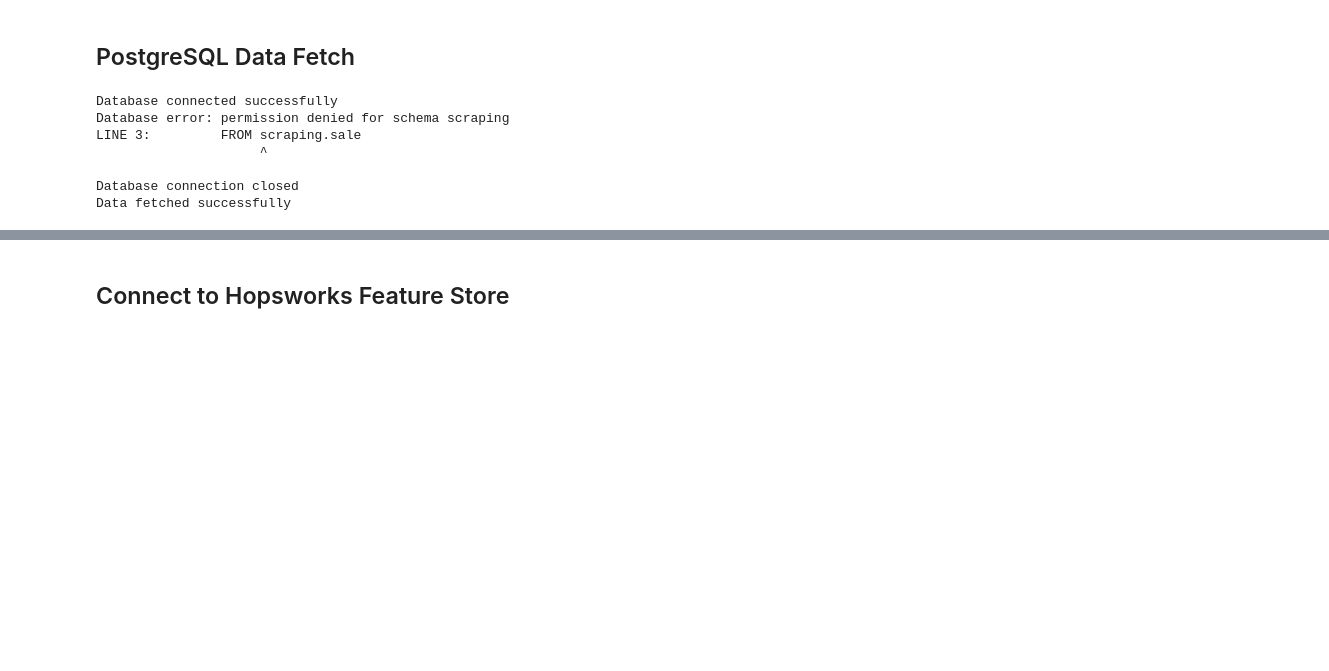
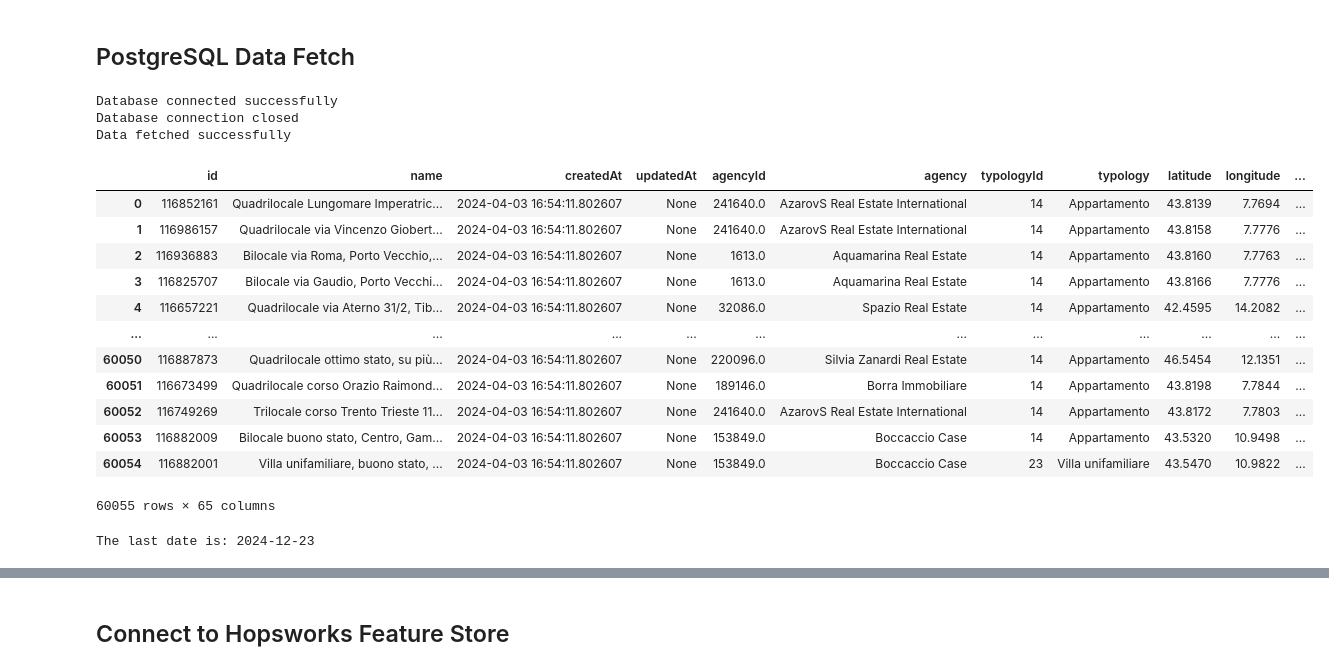
Before and after one commit to jackma-00/house-price-prediction, a Jupyter notebook: src/notebooks/2_house_price_weekly_feature_pipeline.ipynb, the cells around one changed output, grey strips where cells are left out. Drawn from its saved outputs; the diff is of its cells as text; code cells hidden in the pictures; blank space fills up the shorter version.

```diff
--- a/src/notebooks/2_house_price_weekly_feature_pipeline.ipynb
+++ b/src/notebooks/2_house_price_weekly_feature_pipeline.ipynb
@@ -81,8 +81,9 @@ warnings.filterwarnings("ignore")
 # %%
 import os
 import psycopg2
+import pandas as pd
 from psycopg2.extras import RealDictCursor
-import datetime
+from datetime import datetime, timedelta
 
 def fetch_sales_data(query_date):
     """
@@ -96,8 +97,8 @@ def fetch_sales_data(query_date):
     """
     # Load database credentials from environment variables
     DB_NAME = os.getenv("DB_NAME", "integration")
-    DB_USER = os.getenv("DB_USER", "")  # Add username
-    DB_PASS = os.getenv("DB_PASS", "")  # Add password
+    DB_USER = os.getenv("DB_USER", "jacopo")  # Add username
+    DB_PASS = os.getenv("DB_PASS", "P@ssw0rd!XyZ8#2024")  # Add password
     DB_HOST = os.getenv("DB_HOST", "database-postgres-postgis.czcqx94mrm77.eu-south-1.rds.amazonaws.com")
     DB_PORT = os.getenv("DB_PORT", "5432")
 
@@ -118,15 +119,20 @@ def fetch_sales_data(query_date):
 
         # Define and execute the query
         query = """
-        SELECT *
-        FROM scraping.sale
-        WHERE scaping_date > %s
+        SELECT s.*, i.*
+        from scraping.sale s
+        INNER JOIN omi."Interpolated" i
+        ON ST_Contains(i.geometry , ST_SetSRID(ST_Point(s.longitude, s.latitude), 4326))
+        WHERE s.scraping_date > %s
+          AND i.condition_omi = 'scadente'
+          AND i.typology_omi = 'Ville e Villini'
         """
+
         cursor.execute(query, (query_date,))
 
         # Fetch and return results
         results = cursor.fetchall()
-        return results
+        return pd.DataFrame(results)
 
     except psycopg2.Error as e:
         print(f"Database error: {e}")
@@ -139,18 +145,34 @@ def fetch_sales_data(query_date):
 
 if __name__ == "__main__":
     # Example usage
-    query_date = datetime.date(2024, 1, 1).isoformat()
+    query_date = (datetime.now().date() - timedelta(days=7)).strftime("%Y-%m-%d")
+    query_date = "2024-12-16"
     results = fetch_sales_data(query_date)
 
-    for row in results:
-        print(row)
-
     print("Data fetched successfully")
 # %% [output]
 Database connected successfully
-Database error: permission denied for schema scraping
-LINE 3:         FROM scraping.sale
-                     ^
-
 Database connection closed
 Data fetched successfully
+# %%
+results
+# %% [output]
+|  | id | name | createdAt | updatedAt | agencyId | agency | typologyId | typology | latitude | longitude | ... |
+| 0 | 116852161 | Quadrilocale Lungomare Imperatric... | 2024-04-03 16:54:11.802607 | None | 241640.0 | AzarovS Real Estate International | 14 | Appartamento | 43.8139 | 7.7694 | ... |
+| 1 | 116986157 | Quadrilocale via Vincenzo Giobert... | 2024-04-03 16:54:11.802607 | None | 241640.0 | AzarovS Real Estate International | 14 | Appartamento | 43.8158 | 7.7776 | ... |
+| 2 | 116936883 | Bilocale via Roma, Porto Vecchio,... | 2024-04-03 16:54:11.802607 | None | 1613.0 | Aquamarina Real Estate | 14 | Appartamento | 43.8160 | 7.7763 | ... |
+| 3 | 116825707 | Bilocale via Gaudio, Porto Vecchi... | 2024-04-03 16:54:11.802607 | None | 1613.0 | Aquamarina Real Estate | 14 | Appartamento | 43.8166 | 7.7776 | ... |
+| 4 | 116657221 | Quadrilocale via Aterno 31/2, Tib... | 2024-04-03 16:54:11.802607 | None | 32086.0 | Spazio Real Estate | 14 | Appartamento | 42.4595 | 14.2082 | ... |
+| ... | ... | ... | ... | ... | ... | ... | ... | ... | ... | ... | ... |
+| 60050 | 116887873 | Quadrilocale ottimo stato, su più... | 2024-04-03 16:54:11.802607 | None | 220096.0 | Silvia Zanardi Real Estate | 14 | Appartamento | 46.5454 | 12.1351 | ... |
+| 60051 | 116673499 | Quadrilocale corso Orazio Raimond... | 2024-04-03 16:54:11.802607 | None | 189146.0 | Borra Immobiliare | 14 | Appartamento | 43.8198 | 7.7844 | ... |
+| 60052 | 116749269 | Trilocale corso Trento Trieste 11... | 2024-04-03 16:54:11.802607 | None | 241640.0 | AzarovS Real Estate International | 14 | Appartamento | 43.8172 | 7.7803 | ... |
+| 60053 | 116882009 | Bilocale buono stato, Centro, Gam... | 2024-04-03 16:54:11.802607 | None | 153849.0 | Boccaccio Case | 14 | Appartamento | 43.5320 | 10.9498 | ... |
+| 60054 | 116882001 | Villa unifamiliare, buono stato, ... | 2024-04-03 16:54:11.802607 | None | 153849.0 | Boccaccio Case | 23 | Villa unifamiliare | 43.5470 | 10.9822 | ... |
+60055 rows × 65 columns
+# %%
+last_date = results['scraping_date'].max()
+
+print("The last date is:", last_date)
+# %% [output]
+The last date is: 2024-12-23
```
Also changed, not shown: parts of 11 cells of this notebook.
